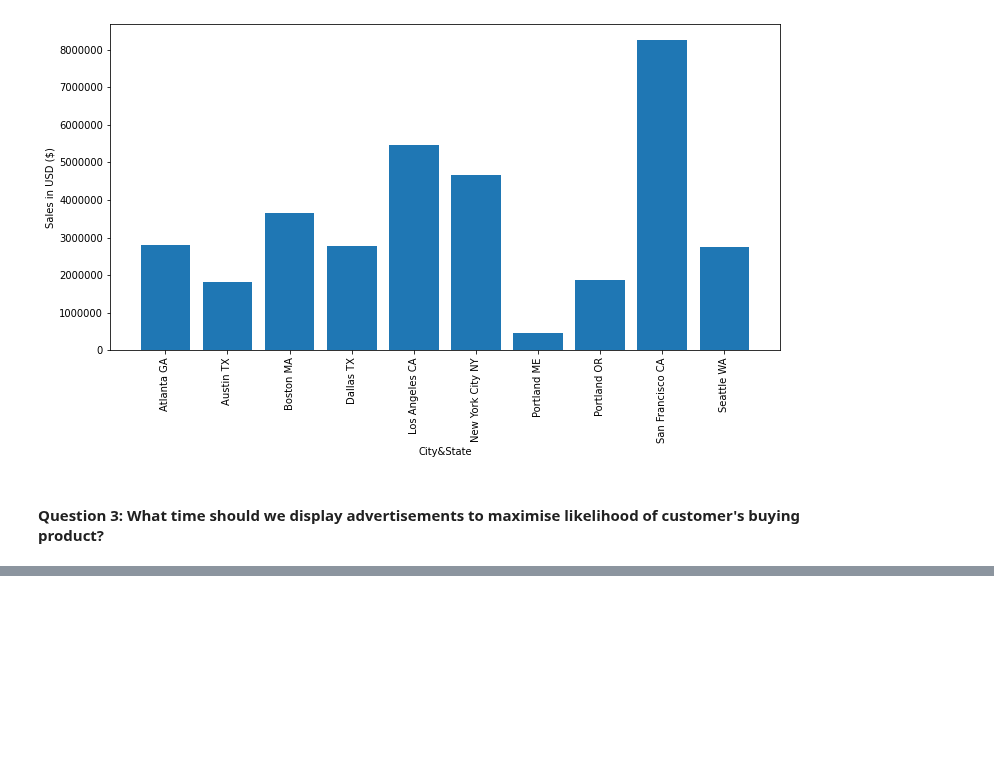
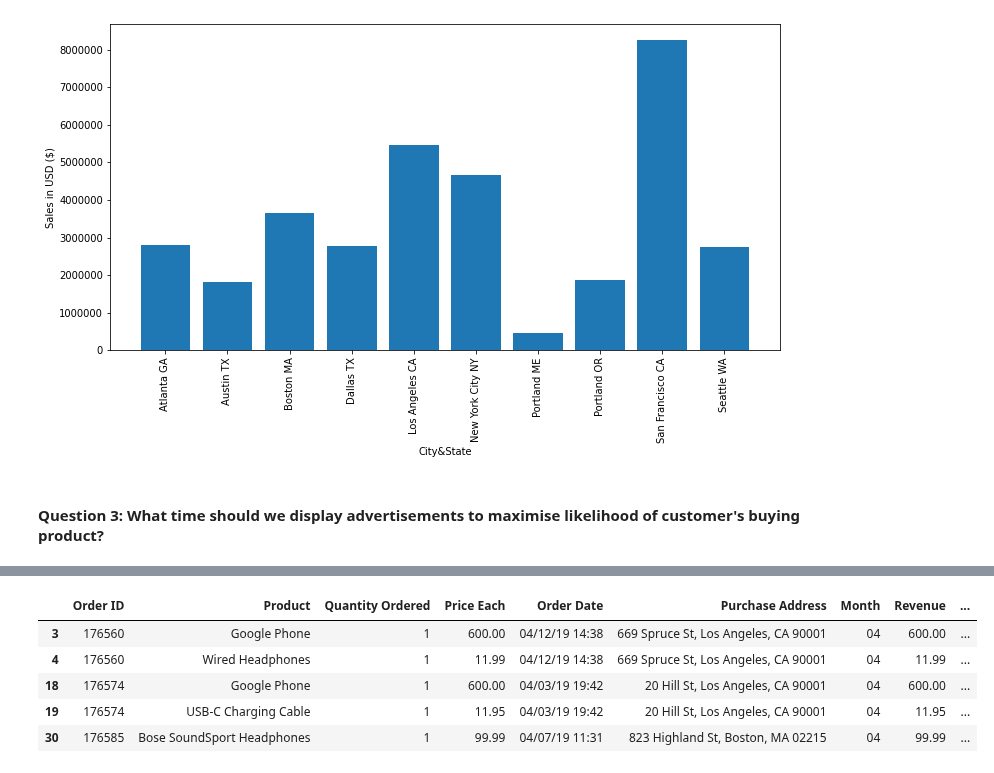
Before and after one commit to dominikadebska/Data-Science-Projects, a Jupyter notebook: Pandas-Data-Science-Tasks-master/SalesAnalysis/Analysis.ipynb, the cells around one changed output, grey strips where cells are left out. Saved outputs shown, nothing was run; the diff lists cells and outputs as text; code cells hidden in the pictures; blank space fills up the shorter version.

```diff
--- a/Pandas-Data-Science-Tasks-master/SalesAnalysis/Analysis.ipynb
+++ b/Pandas-Data-Science-Tasks-master/SalesAnalysis/Analysis.ipynb
@@ -246,0 +358,10 @@ plt.xticks(rotation = 'vertical')
+# %%
+df['Grouped'] = df.groupby('Order ID')['Product'].transform(lambda x: ','.join(x))
+df.head()
+# %% [output]
+|  | Order ID | Product | Quantity Ordered | Price Each | Order Date | Purchase Address | Month | Revenue | ... |
+| 3 | 176560 | Google Phone | 1 | 600.00 | 04/12/19 14:38 | 669 Spruce St, Los Angeles, CA 90001 | 04 | 600.00 | ... |
+| 4 | 176560 | Wired Headphones | 1 | 11.99 | 04/12/19 14:38 | 669 Spruce St, Los Angeles, CA 90001 | 04 | 11.99 | ... |
+| 18 | 176574 | Google Phone | 1 | 600.00 | 04/03/19 19:42 | 20 Hill St, Los Angeles, CA 90001 | 04 | 600.00 | ... |
+| 19 | 176574 | USB-C Charging Cable | 1 | 11.95 | 04/03/19 19:42 | 20 Hill St, Los Angeles, CA 90001 | 04 | 11.95 | ... |
+| 30 | 176585 | Bose SoundSport Headphones | 1 | 99.99 | 04/07/19 11:31 | 823 Highland St, Boston, MA 02215 | 04 | 99.99 | ... |
```
Also changed, not shown: parts of 17 cells of this notebook, 1 other file.
